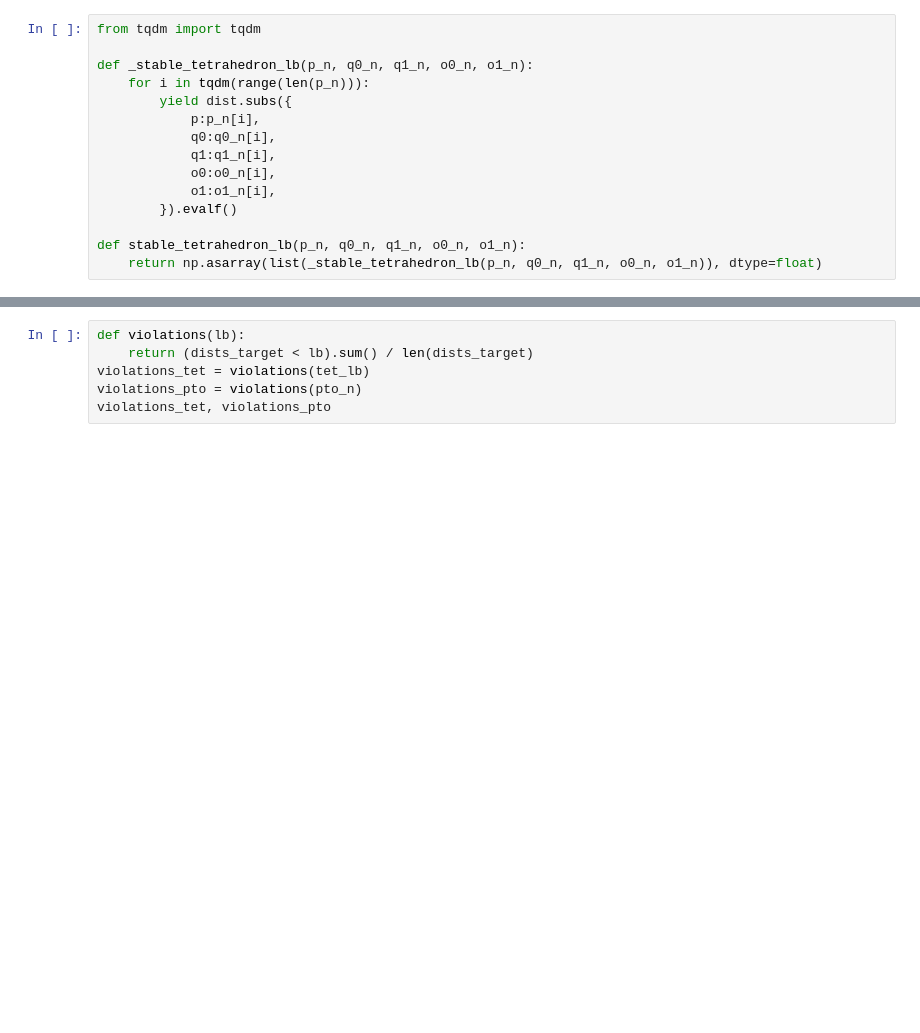
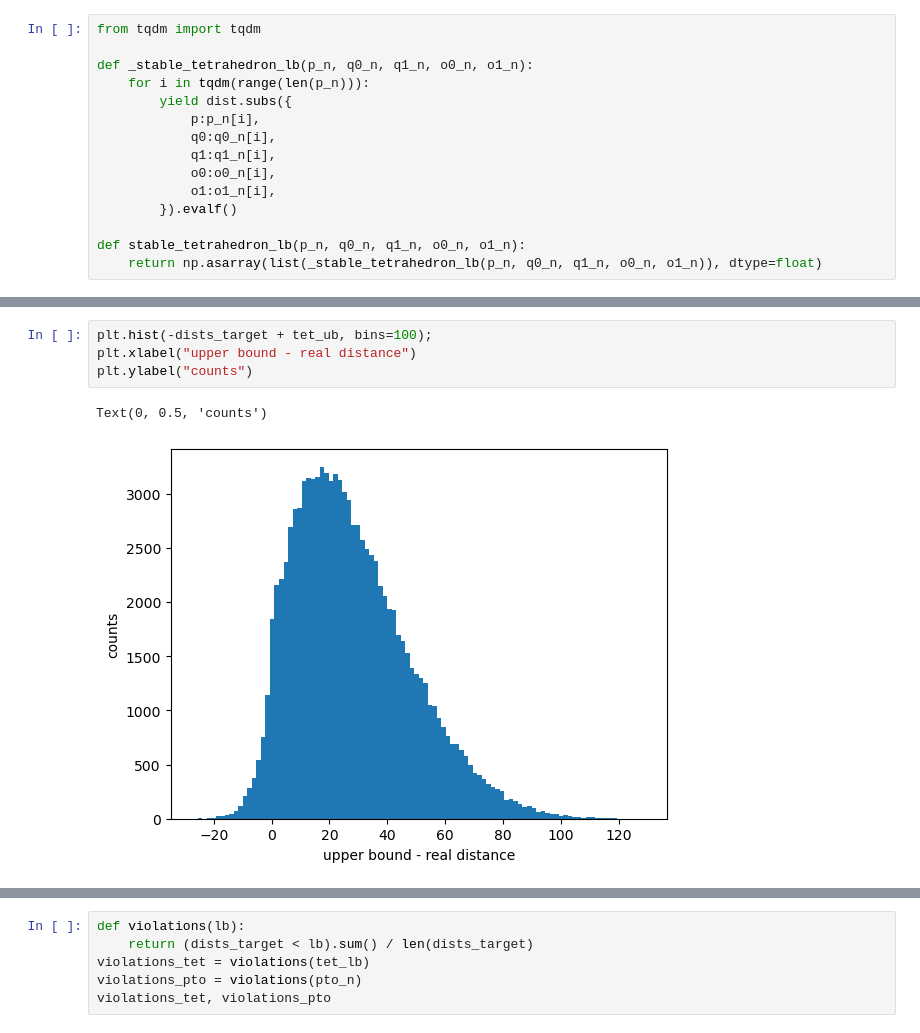
Before and after one commit to DimensionalScoop/metric_spaces, a Jupyter notebook: maths/tetrahedron/tetrahedron.ipynb, the cells around one changed output, grey strips where cells are left out. Drawn from its saved outputs; the diff is of its cells as text; blank space fills up the shorter version.

```diff
--- a/maths/tetrahedron/tetrahedron.ipynb
+++ b/maths/tetrahedron/tetrahedron.ipynb
@@ -293,3 +316,10 @@ plt.show()
+# %%
+plt.hist(-dists_target + tet_ub, bins=100);
+plt.xlabel("upper bound - real distance")
+plt.ylabel("counts")
+# %% [output]
+Text(0, 0.5, 'counts')
+[figure, added]
 # %%
 violations = (dists_target - tet_lb) / dists_target < -0.01
 sum(violations) / len(tet_lb)
```
Also changed, not shown: parts of 14 cells of this notebook.
